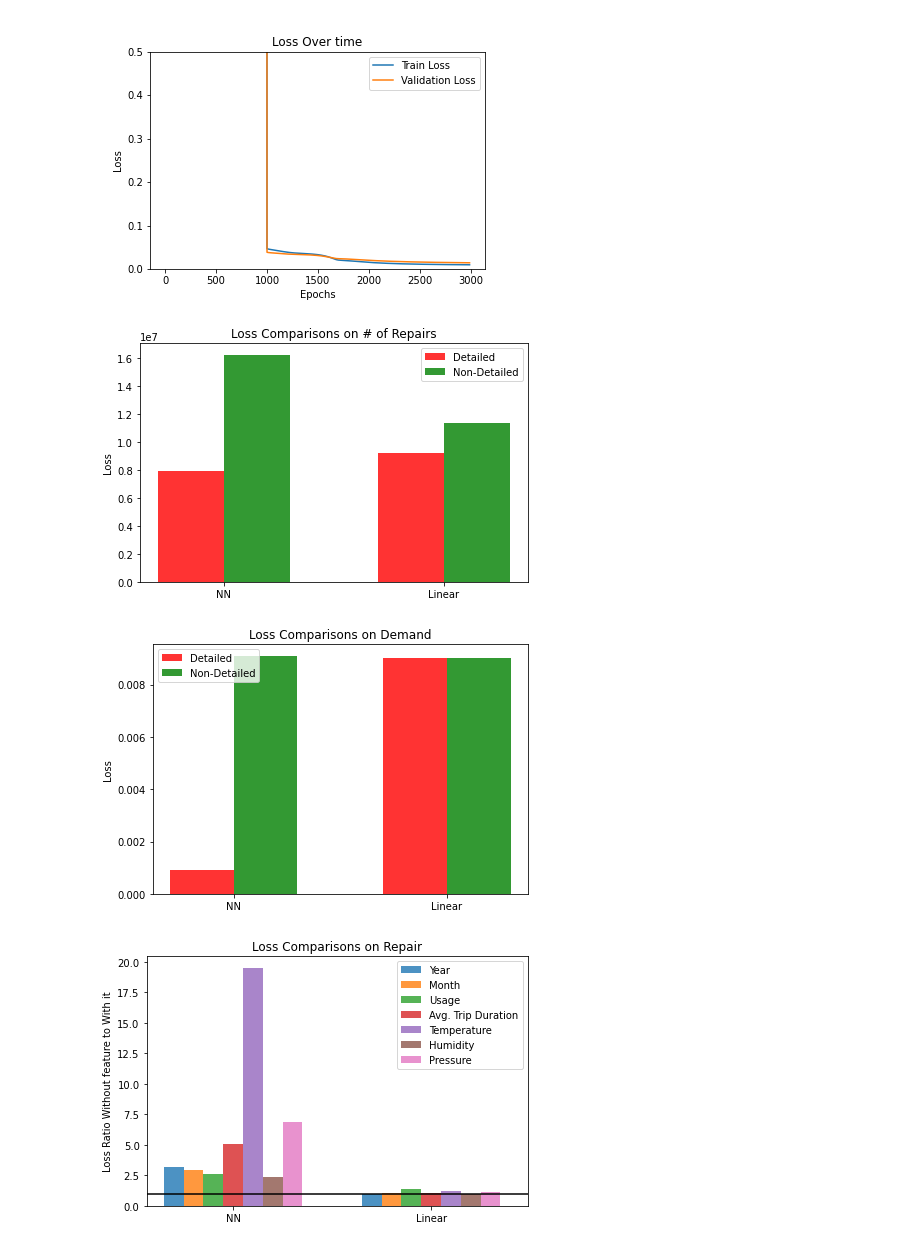
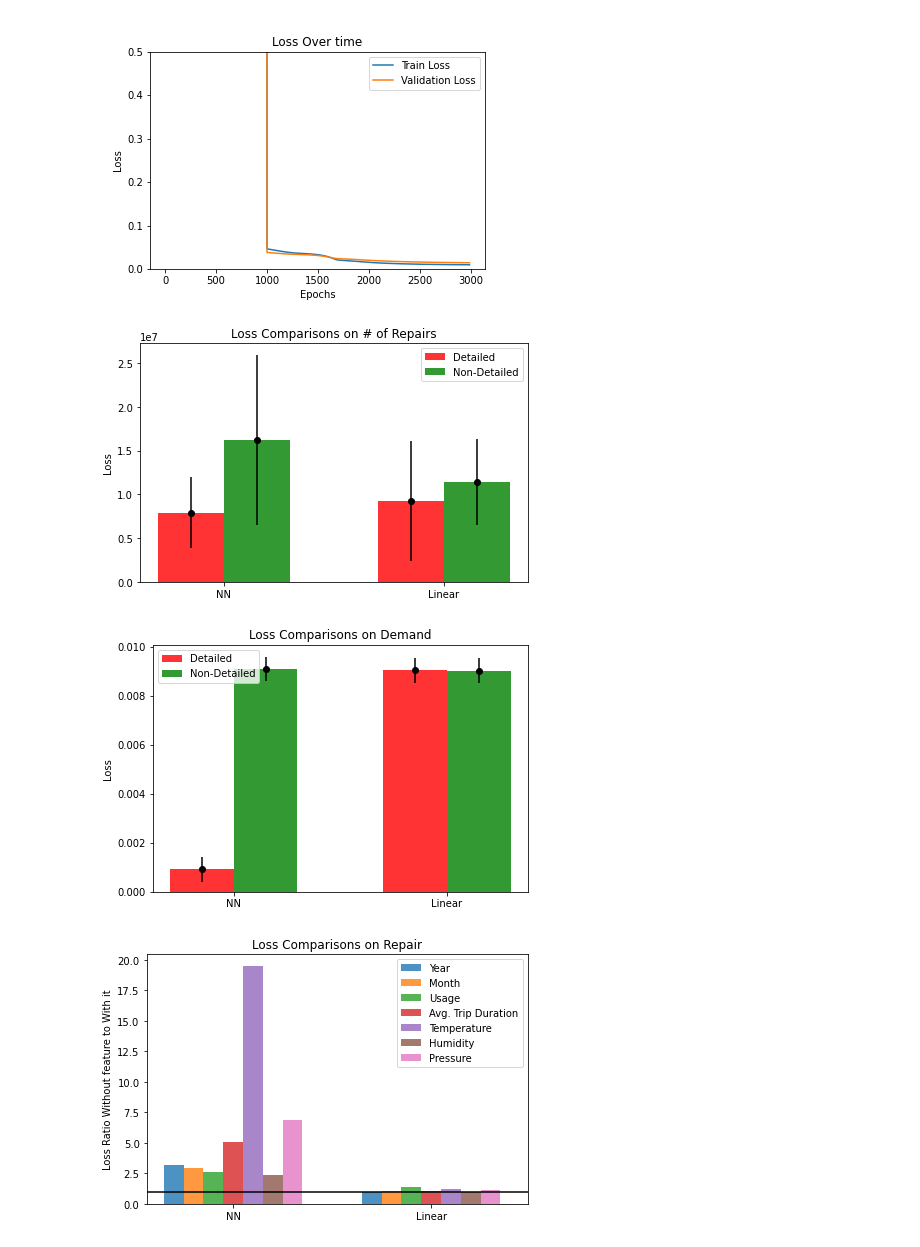
Before and after one commit to RyanW124/A-Deep-Learning-Approach-to-Predict-the-Number-of-Bikes-a-Bike-Sharing-Company-Repairs, a Jupyter notebook: Code/main.ipynb, the cells around one changed output. Drawn from its saved outputs; the diff is of its cells as text; code cells hidden in the pictures.

```diff
--- a/Code/main.ipynb
+++ b/Code/main.ipynb
@@ -110,37 +110,44 @@ demand2 = NN.init(len(x_train2[0]), len(y2_train[0]), DEMAND_NN, '../Data/demand
 repair_linear2 = LinearRegression().fit(x_train2, y_train)
 demand_linear2 = MultiOutputLinear()
 demand_linear2.fit(x_train2, y2_train)
 
 loss = nn.MSELoss()
 index = np.arange(2)
 losses = [(float(loss(repair(x_test), y_test)), float(loss(from_numpy(repair_linear.predict(x_test)), y_test))),
         (float(loss(repair2(x_test2), y_test)), float(loss(from_numpy(repair_linear2.predict(x_test2)), y_test)))]
+confidences = [(confidence(repair(x_test), y_test), confidence(from_numpy(repair_linear.predict(x_test)), y_test)),
+                (confidence(repair2(x_test2), y_test), confidence(from_numpy(repair_linear2.predict(x_test2)), y_test))]
 for i, c, l in [(0, 'r', 'Detailed'), (1, 'g', 'Non-Detailed')]:
     plt.bar(index+i*0.3, losses[i], 0.3, alpha=0.8, color=c, label=l)
+    plt.errorbar(index+i*0.3, losses[i], yerr=confidences[i], fmt='o', color='black')
+
 plt.xticks(index + 0.15, ("NN", "Linear"))
 plt.legend()
 plt.tight_layout()
 plt.title("Loss Comparisons on # of Repairs")
 plt.ylabel('Loss')
-plt.savefig("../Graphs/Repair_detailed.png")
+plt.savefig("../Graphs/Repair_detailed.png", bbox_inches='tight')
 plt.show()
 
 loss = nn.MSELoss()
 index = np.arange(2)
 losses = [(float(loss(demand(x_test), y2_test)), float(loss(demand_linear.predict(x_test), y2_test))),
         (float(loss(demand2(x_test2), y2_test)), float(loss(demand_linear2.predict(x_test2), y2_test)))]
+confidences = [(confidence(demand(x_test), y2_test), confidence(demand_linear.predict(x_test), y2_test)),
+                (confidence(demand2(x_test2), y2_test), confidence(demand_linear2.predict(x_test2), y2_test))]
 for i, c, l in [(0, 'r', 'Detailed'), (1, 'g', 'Non-Detailed')]:
     plt.bar(index+i*0.3, losses[i], 0.3, alpha=0.8, color=c, label=l)
+    plt.errorbar(index+i*0.3, losses[i], yerr=[0.0005]*2, fmt='o', color='black')
 plt.xticks(index + 0.15, ("NN", "Linear"))
 plt.legend()
 plt.tight_layout()
 plt.title("Loss Comparisons on Demand")
 plt.ylabel('Loss')
-plt.savefig("../Graphs/Demand_detailed.png")
+plt.savefig("../Graphs/Demand_detailed.png", bbox_inches='tight')
 plt.show()
 # %% [output]
-[figure, old version]
+[figure, new version]
-[figure, old version]
+[figure, new version]
 # %%
 loss1 = []
 loss2 = []
```
Also changed, not shown: parts of 5 cells of this notebook, 11 other files.
